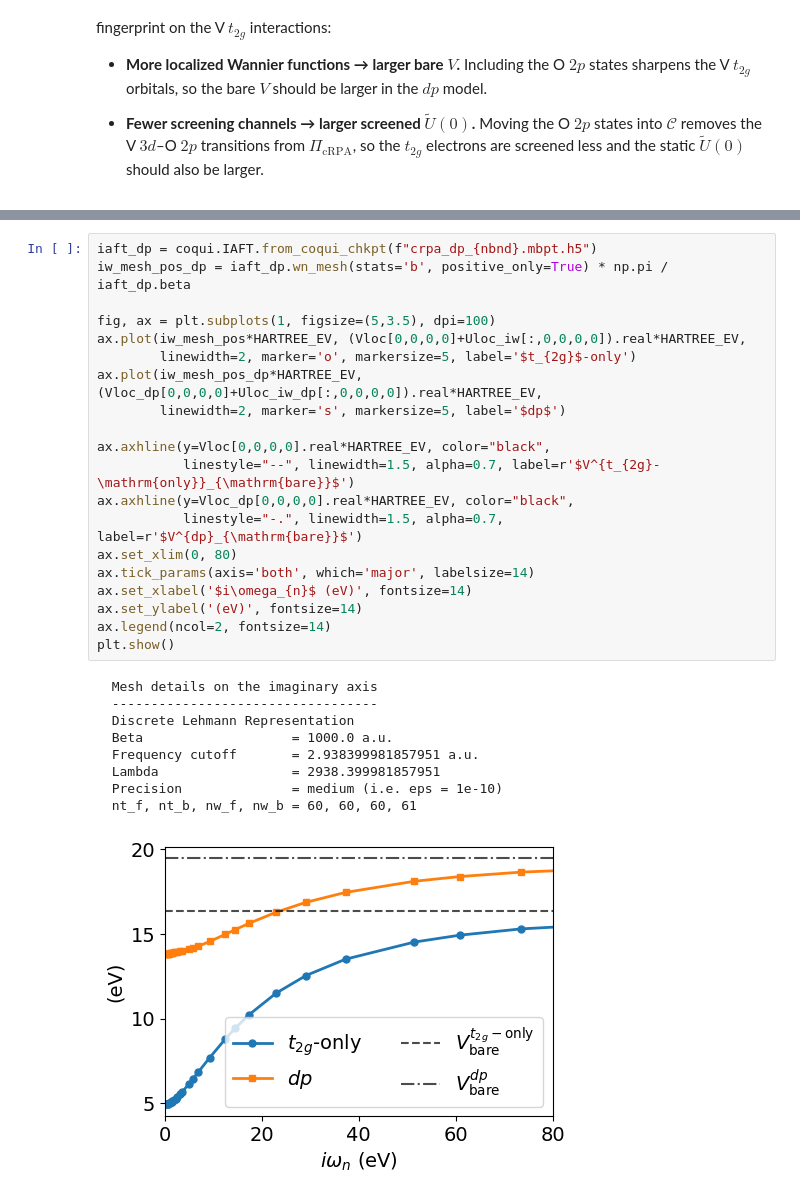
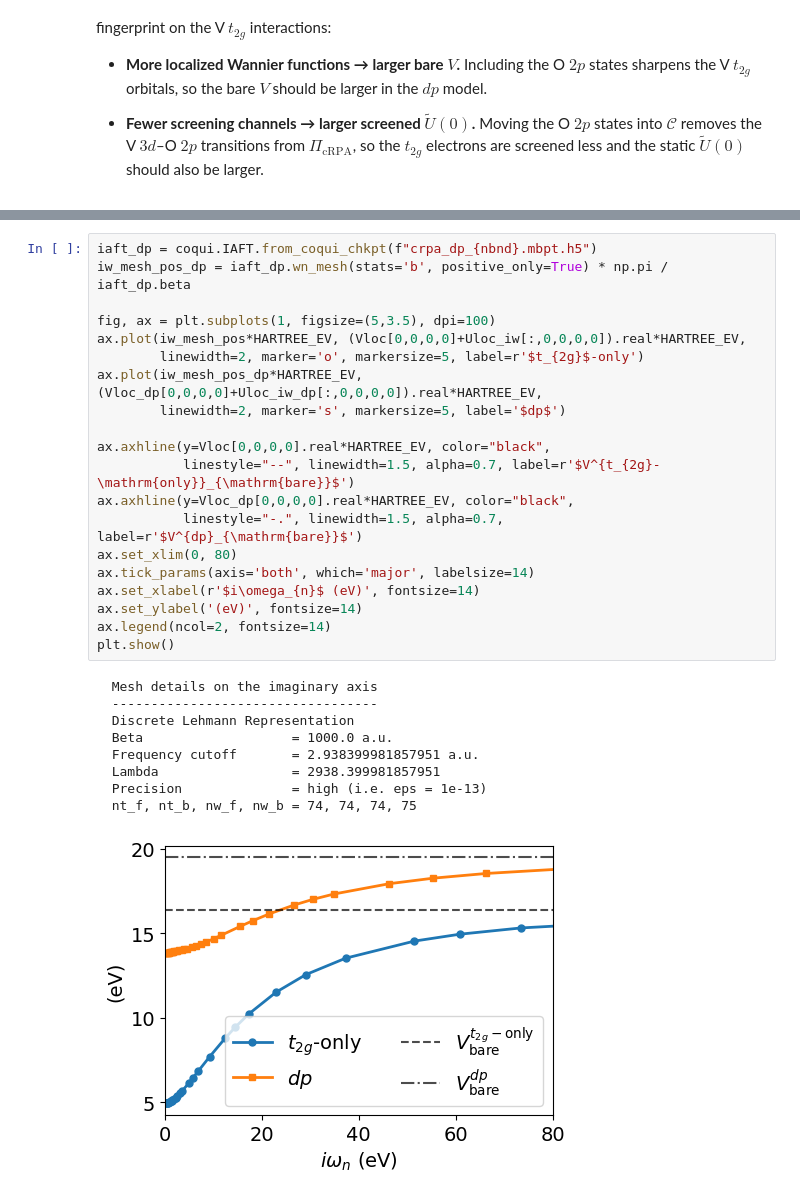
Before and after one commit to AbInitioQHub/coqui-tutorial, a Jupyter notebook: quickstart/03_crpa/03_crpa_screened_interactions.ipynb, the cells around one changed output, grey strips where cells are left out. Cells and saved outputs as stored; diff of their text form.

```diff
--- a/quickstart/03_crpa/03_crpa_screened_interactions.ipynb
+++ b/quickstart/03_crpa/03_crpa_screened_interactions.ipynb
@@ -505,33 +483,33 @@ Vloc_dp, Uloc_iw_dp = coqui.downfold_coulomb(h_int=thc, params=crpa_params)
 # %%
 iaft_dp = coqui.IAFT.from_coqui_chkpt(f"crpa_dp_{nbnd}.mbpt.h5")
 iw_mesh_pos_dp = iaft_dp.wn_mesh(stats='b', positive_only=True) * np.pi / iaft_dp.beta
 
 fig, ax = plt.subplots(1, figsize=(5,3.5), dpi=100)
 ax.plot(iw_mesh_pos*HARTREE_EV, (Vloc[0,0,0,0]+Uloc_iw[:,0,0,0,0]).real*HARTREE_EV,
-        linewidth=2, marker='o', markersize=5, label='$t_{2g}$-only')
+        linewidth=2, marker='o', markersize=5, label=r'$t_{2g}$-only')
 ax.plot(iw_mesh_pos_dp*HARTREE_EV, (Vloc_dp[0,0,0,0]+Uloc_iw_dp[:,0,0,0,0]).real*HARTREE_EV,
         linewidth=2, marker='s', markersize=5, label='$dp$')
 
 ax.axhline(y=Vloc[0,0,0,0].real*HARTREE_EV, color="black",
            linestyle="--", linewidth=1.5, alpha=0.7, label=r'$V^{t_{2g}-\mathrm{only}}_{\mathrm{bare}}$')
 ax.axhline(y=Vloc_dp[0,0,0,0].real*HARTREE_EV, color="black",
            linestyle="-.", linewidth=1.5, alpha=0.7, label=r'$V^{dp}_{\mathrm{bare}}$')
 ax.set_xlim(0, 80)
 ax.tick_params(axis='both', which='major', labelsize=14)
-ax.set_xlabel('$i\omega_{n}$ (eV)', fontsize=14)
+ax.set_xlabel(r'$i\omega_{n}$ (eV)', fontsize=14)
 ax.set_ylabel('(eV)', fontsize=14)
 ax.legend(ncol=2, fontsize=14)
 plt.show()
 # %% [output]
   Mesh details on the imaginary axis
   ----------------------------------
   Discrete Lehmann Representation
   Beta                   = 1000.0 a.u.
   Frequency cutoff       = 2.938399981857951 a.u.
   Lambda                 = 2938.399981857951
-  Precision              = medium (i.e. eps = 1e-10)
-  nt_f, nt_b, nw_f, nw_b = 60, 60, 60, 61
+  Precision              = high (i.e. eps = 1e-13)
+  nt_f, nt_b, nw_f, nw_b = 74, 74, 74, 75
-[figure, old version]
+[figure, new version]
 # %%
 # In svo_dp.mlwf.h5 the MLWFs follow the projector order in svo_222/mlwf_dp/svo.win:
 #   indices 0-2 : V t2g (dxz, dyz, dxy),  3-4 : V eg,  5-13 : O p.
```
Also changed, not shown: parts of 6 cells of this notebook, 3 other files.
